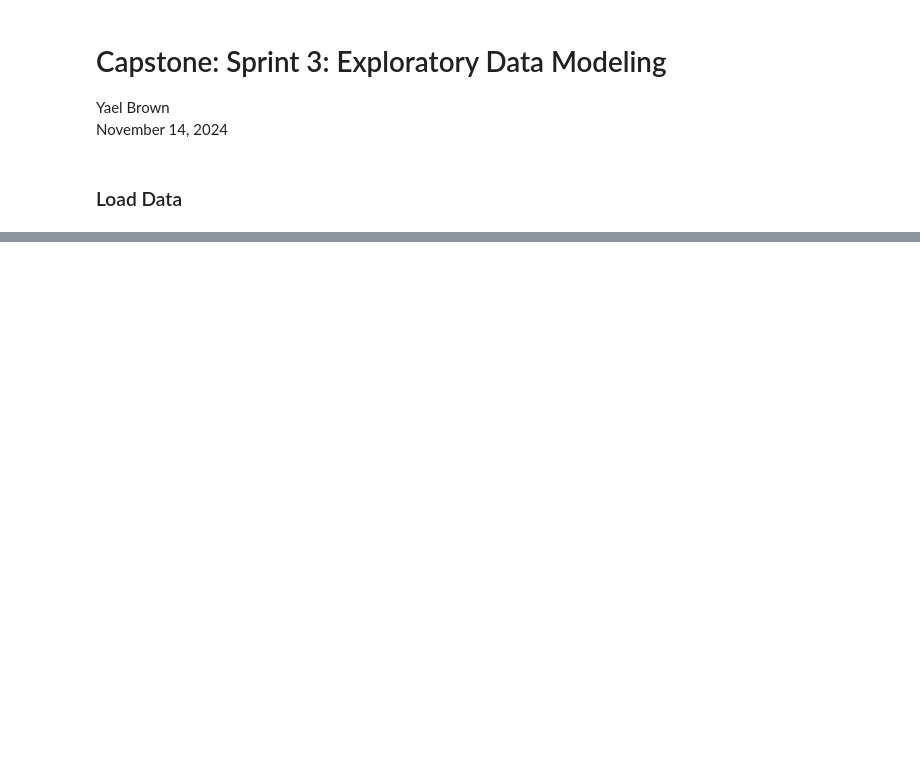
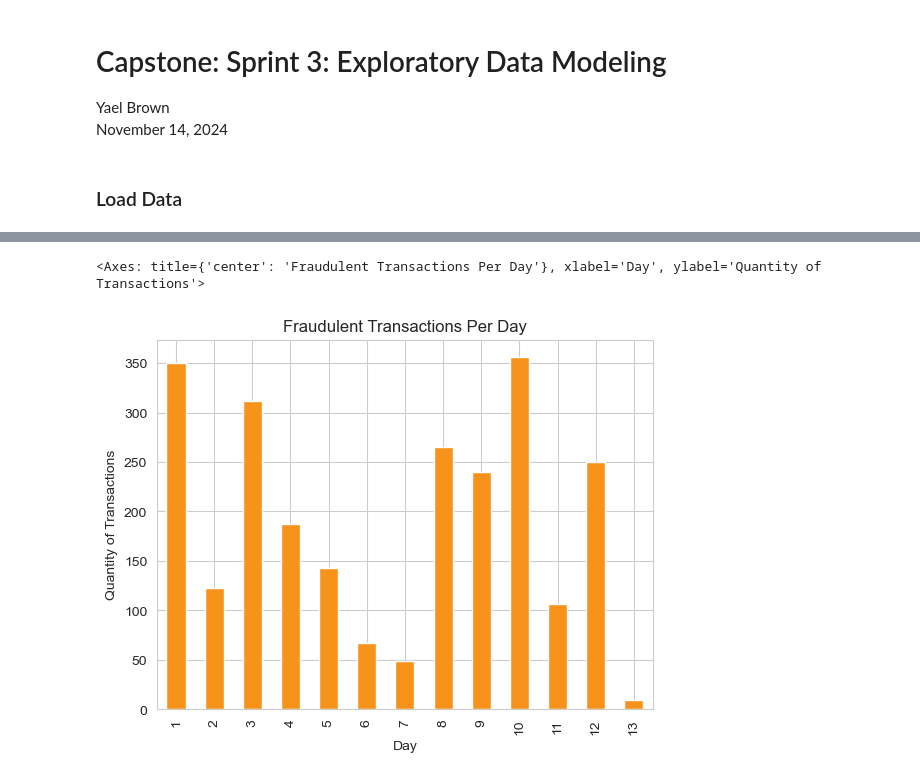
Before and after one commit to yaelBrown/Detecting-Fraud-in-Blockchain, a Jupyter notebook: notebooks/Sprint3_EDA.ipynb, the cells around one changed output, grey strips where cells are left out. Cells and saved outputs as stored; diff of their text form; code cells hidden in the pictures; blank space fills up the shorter version.

```diff
--- a/notebooks/Sprint3_EDA.ipynb
+++ b/notebooks/Sprint3_EDA.ipynb
@@ -40,0 +130,15 @@ Data columns (total 12 columns):
+# %%
+# Graph quantity fraudulent transactions in dataset
+fraud_tx = df[df['is_possible_fraud'] == 1]
+fraud_tx = fraud_tx['day'].value_counts().sort_index()
+
+fraud_tx.plot(
+    kind='bar',
+    title='Fraudulent Transactions Per Day',
+    xlabel='Day',
+    ylabel='Quantity of Transactions',
+    color=custom_colors[0]
+)
+# %% [output]
+<Axes: title={'center': 'Fraudulent Transactions Per Day'}, xlabel='Day', ylabel='Quantity of Transactions'>
+[figure, added]
```
Also changed, not shown: parts of 14 cells of this notebook, 1 other file.
